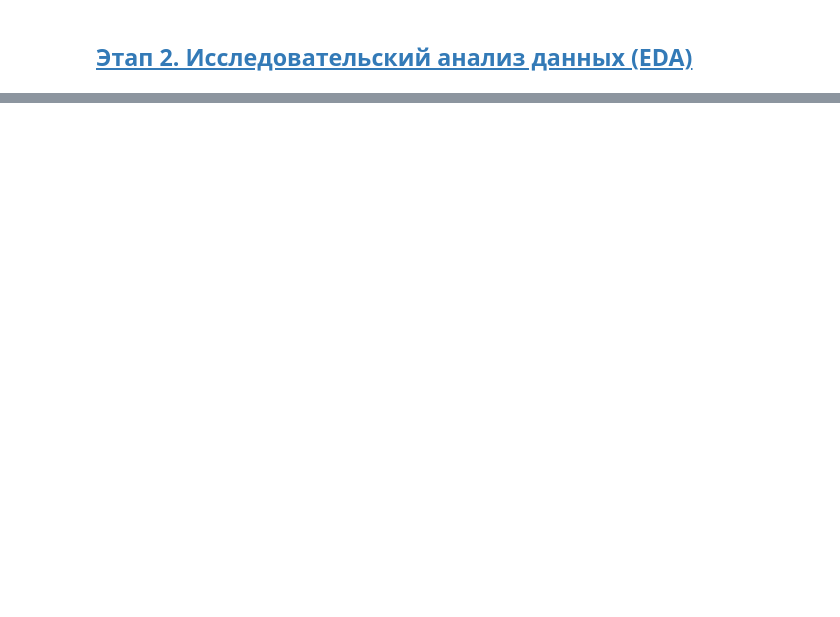
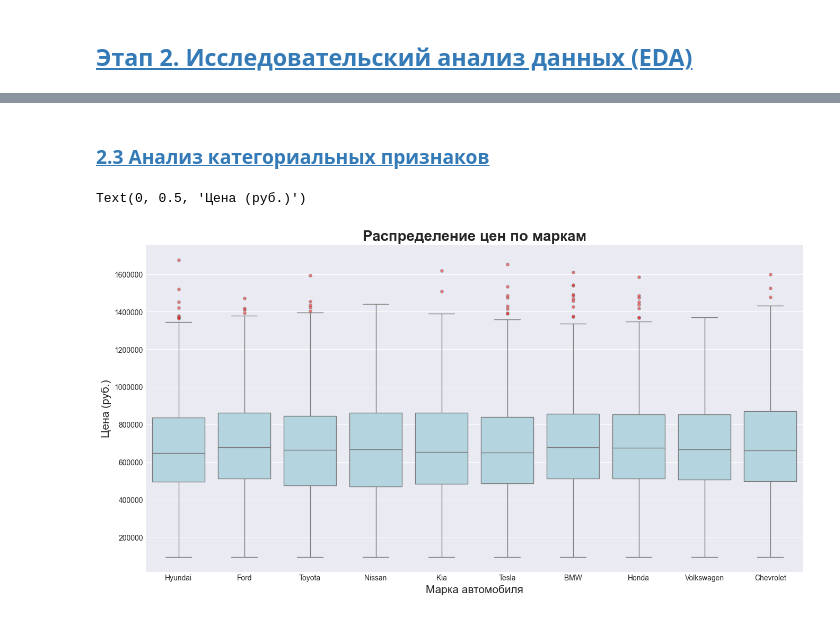
Before and after one commit to MEYakunin/Sprint16_Predictive_Model_Car_Prices, a Jupyter notebook: Sprint16_AutoValue_Behavioral_Scorer.ipynb, the cells around one changed output, grey strips where cells are left out. Drawn from its saved outputs; the diff is of its cells as text; code cells hidden in the pictures; blank space fills up the shorter version.

```diff
--- a/Sprint16_AutoValue_Behavioral_Scorer.ipynb
+++ b/Sprint16_AutoValue_Behavioral_Scorer.ipynb
@@ -300,0 +340,19 @@ IQR: 364,492.50
+# %% [markdown]
+### [2.3 Анализ категориальных признаков <a id=2_3></a>](#content)
+# %%
+# График распределение цен по маркам
+plt.figure(figsize=(16, 8))
+sns.boxplot(
+    data=train_df,
+    x='brand',
+    y='price_rub',
+    color='lightblue',
+    flierprops=dict(marker='o', markerfacecolor='red', markersize=4, alpha=0.5)
+)
+
+plt.title('Распределение цен по маркам', fontsize=20, fontweight='bold')
+plt.xlabel('Марка автомобиля', fontsize=15)
+plt.ylabel('Цена (руб.)', fontsize=15)
+# %% [output]
+Text(0, 0.5, 'Цена (руб.)')
+[figure, added]
```
Also changed, not shown: parts of 21 cells of this notebook, 1 other file.
